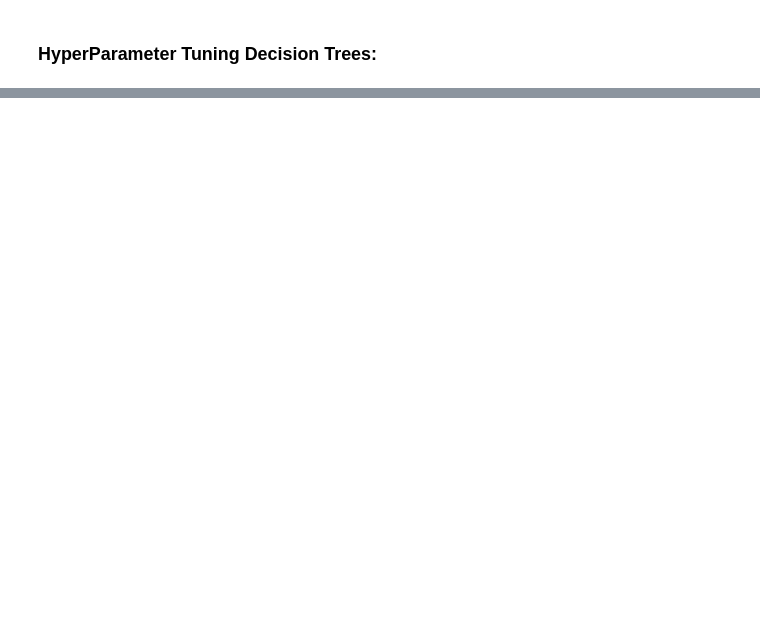
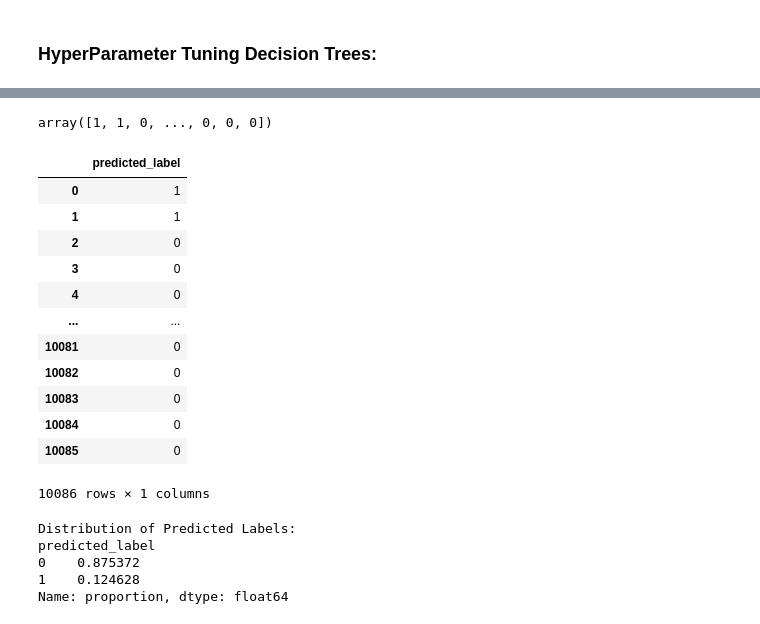
Before and after one commit to liciemw/FINANCIAL-INCLUSION-PROJECT, a Jupyter notebook: FINANCIAL INCLUSION.ipynb, the cells around one changed output, grey strips where cells are left out. Drawn from its saved outputs; the diff is of its cells as text; code cells hidden in the pictures; blank space fills up the shorter version.

```diff
--- a/FINANCIAL INCLUSION.ipynb
+++ b/FINANCIAL INCLUSION.ipynb
@@ -578,0 +703,3 @@ Test Accuracy with Hypertunes Model: 0.8900890501319261
+# %%
+test1_scaled = scaler.transform(test1)
+test1_scaled
@@ -578,0 +720,32 @@ Test Accuracy with Hypertunes Model: 0.8900890501319261
+# %%
+testing_model = logreg.predict(test1_scaled)
+testing_model
+# %% [output]
+array([1, 1, 0, ..., 0, 0, 0])
+# %%
+predicted_labels_df = pd.DataFrame(testing_model, columns = ['predicted_label'])
+predicted_labels_df
+# %% [output]
+|  | predicted_label |
+| 0 | 1 |
+| 1 | 1 |
+| 2 | 0 |
+| 3 | 0 |
+| 4 | 0 |
+| ... | ... |
+| 10081 | 0 |
+| 10082 | 0 |
+| 10083 | 0 |
+| 10084 | 0 |
+| 10085 | 0 |
+10086 rows × 1 columns
+# %%
+predicted_label_distribution = predicted_labels_df['predicted_label'].value_counts(normalize=True)
+print("Distribution of Predicted Labels:")
+print(predicted_label_distribution)
+# %% [output]
+Distribution of Predicted Labels:
+predicted_label
+0    0.875372
+1    0.124628
+Name: proportion, dtype: float64
```
Also changed, not shown: parts of 22 cells of this notebook.
